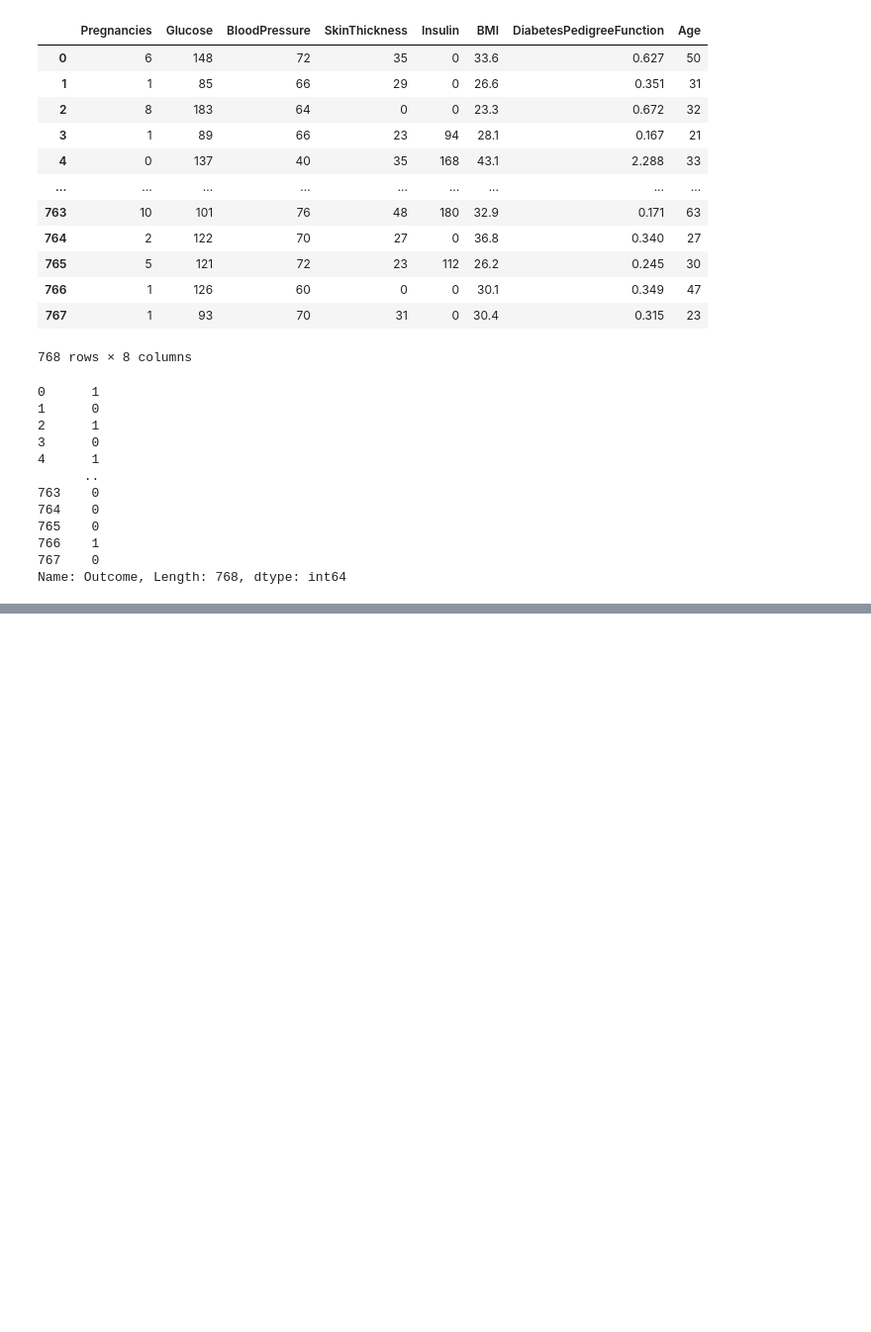
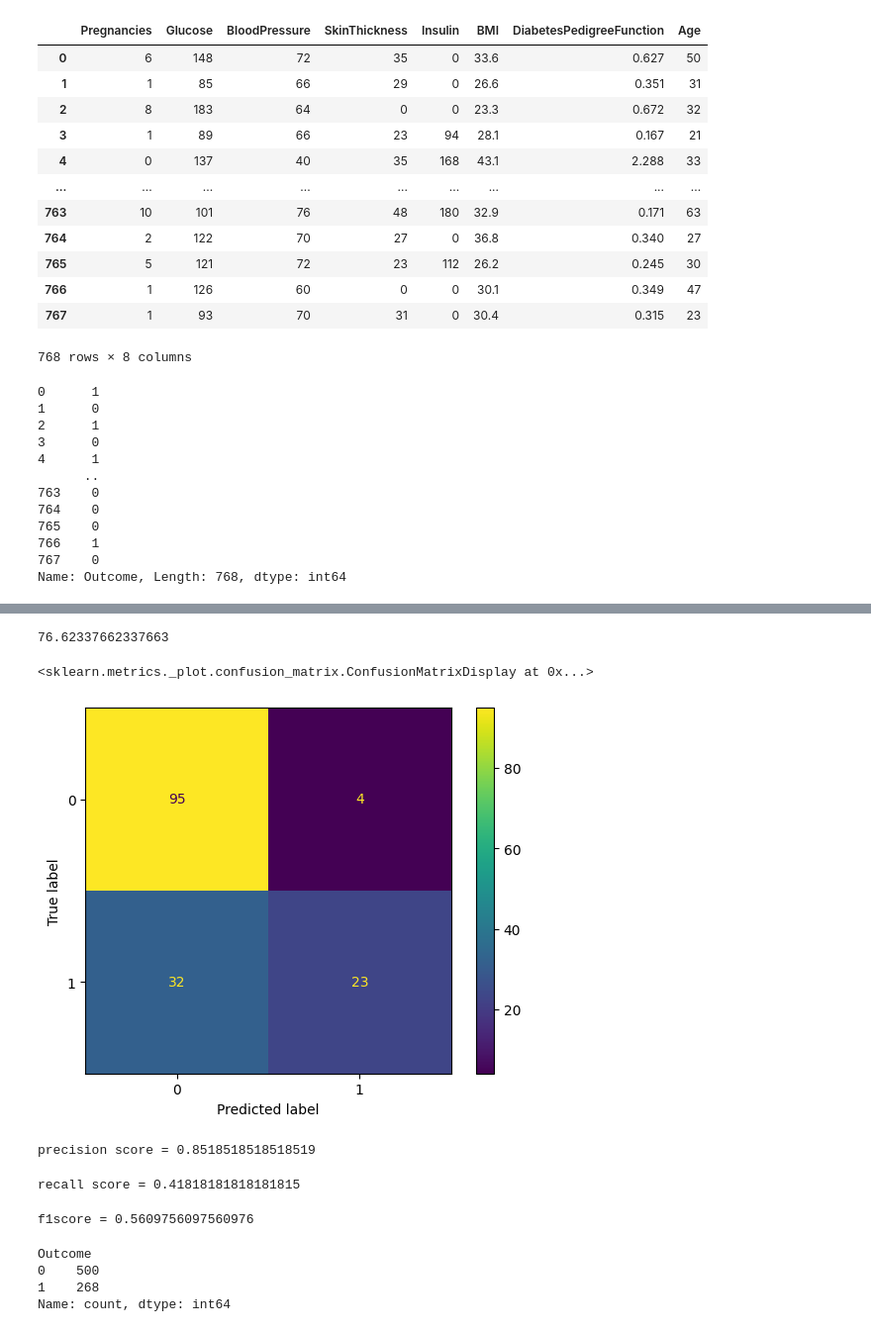
Before and after one commit to Adhnan788/feature_engineering_works, a Jupyter notebook: diabetes/process_diabetes.ipynb, the cells around one changed output, grey strips where cells are left out. Shown at 99% size. Saved outputs shown, nothing was run; the diff lists cells and outputs as text; code cells hidden in the pictures; blank space fills up the shorter version.

```diff
--- a/diabetes/process_diabetes.ipynb
+++ b/diabetes/process_diabetes.ipynb
@@ -91,5 +91,5 @@ array([[ 0.33369217, -0.13264616,  0.26252467, ...,  0.03556197,
 # %%
-X_test=scaler.fit(X_test)
+X_test=scaler.fit_transform(X_test)
 # %%
 X_test
 # %% [output]
@@ -96,0 +109,4 @@ StandardScaler()
+# %%
+from sklearn.neighbors import KNeighborsClassifier
+knn=KNeighborsClassifier(n_neighbors=57)
+knn.fit(X_train,Y_train)
@@ -96,0 +115,3 @@ StandardScaler()
+# %%
+y_pred=knn.predict(X_test)
+y_pred
@@ -96,0 +126,31 @@ StandardScaler()
+# %%
+from sklearn.metrics import accuracy_score
+(accuracy_score(Y_test,y_pred)*100)
+# %% [output]
+76.62337662337663
+# %%
+from sklearn.metrics import ConfusionMatrixDisplay
+ConfusionMatrixDisplay.from_predictions(Y_test,y_pred)
+# %% [output]
+<sklearn.metrics._plot.confusion_matrix.ConfusionMatrixDisplay at 0x...>
+[figure, added]
+# %%
+from sklearn.metrics import precision_score,recall_score,f1_score
+print("precision score =",precision_score(Y_test,y_pred))
+# %% [output]
+precision score = 0.8518518518518519
+# %%
+print("recall score =",recall_score(Y_test,y_pred))
+# %% [output]
+recall score = 0.41818181818181815
+# %%
+print("f1score =",f1_score(Y_test,y_pred))
+# %% [output]
+f1score = 0.5609756097560976
+# %%
+Y.value_counts()
+# %% [output]
+Outcome
+0    500
+1    268
+Name: count, dtype: int64
```
Also changed, not shown: parts of 5 cells of this notebook, 4 other files.
